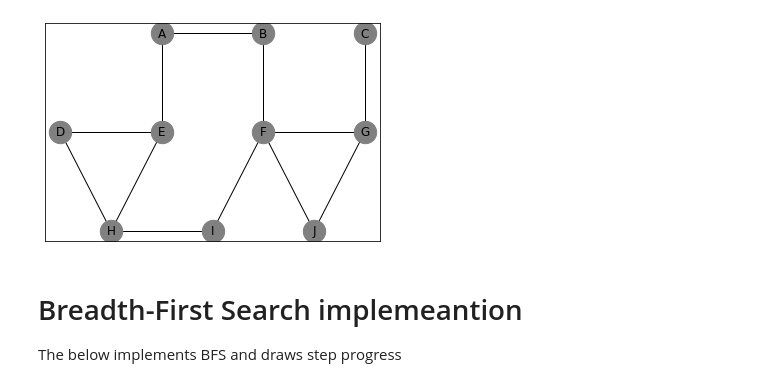
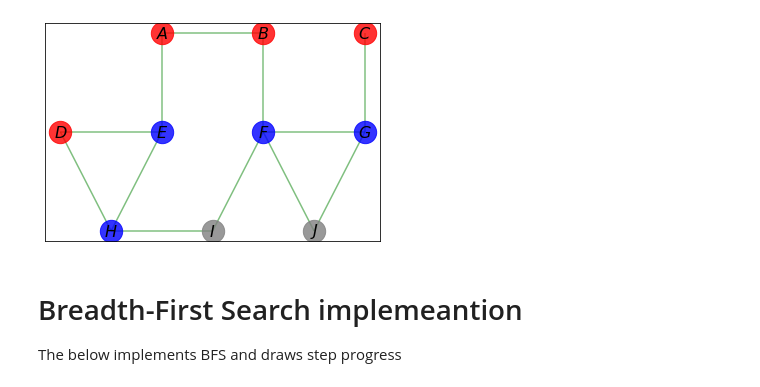
Before and after one commit to mutazag/sina, a Jupyter notebook: AT2-Q1-BFS.ipynb, the cells around one changed output. Saved outputs shown, nothing was run; the diff lists cells and outputs as text; code cells hidden in the pictures.

```diff
--- a/AT2-Q1-BFS.ipynb
+++ b/AT2-Q1-BFS.ipynb
@@ -1,14 +1,13 @@
 # %%
 import networkx as nx
 import matplotlib.pyplot as plt
 from helpers import samples
 
 sample = samples.graph1()
 G = sample.Get_Networkx_Graph()
+sample.Draw_Networkx_Graph()
+# %% [output]
+[figure, added]
-# %%
-nx.draw_networkx(G, pos=sample.pos,node_size=500,node_color='grey')
-# %% [output]
-[figure, removed]
 # %% [markdown]
 # Breadth-First Search implemeantion
 
```
Also changed, not shown: 4 other files.
